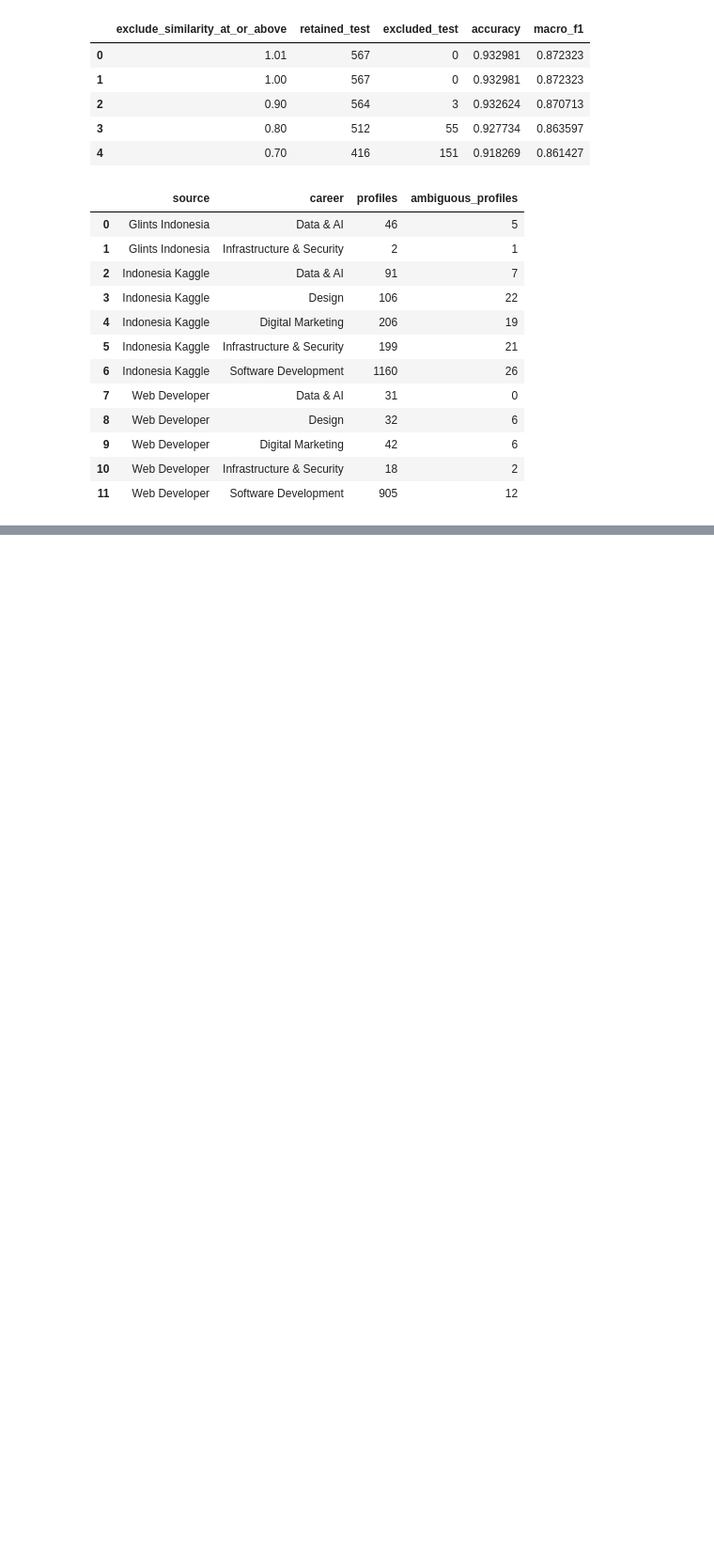
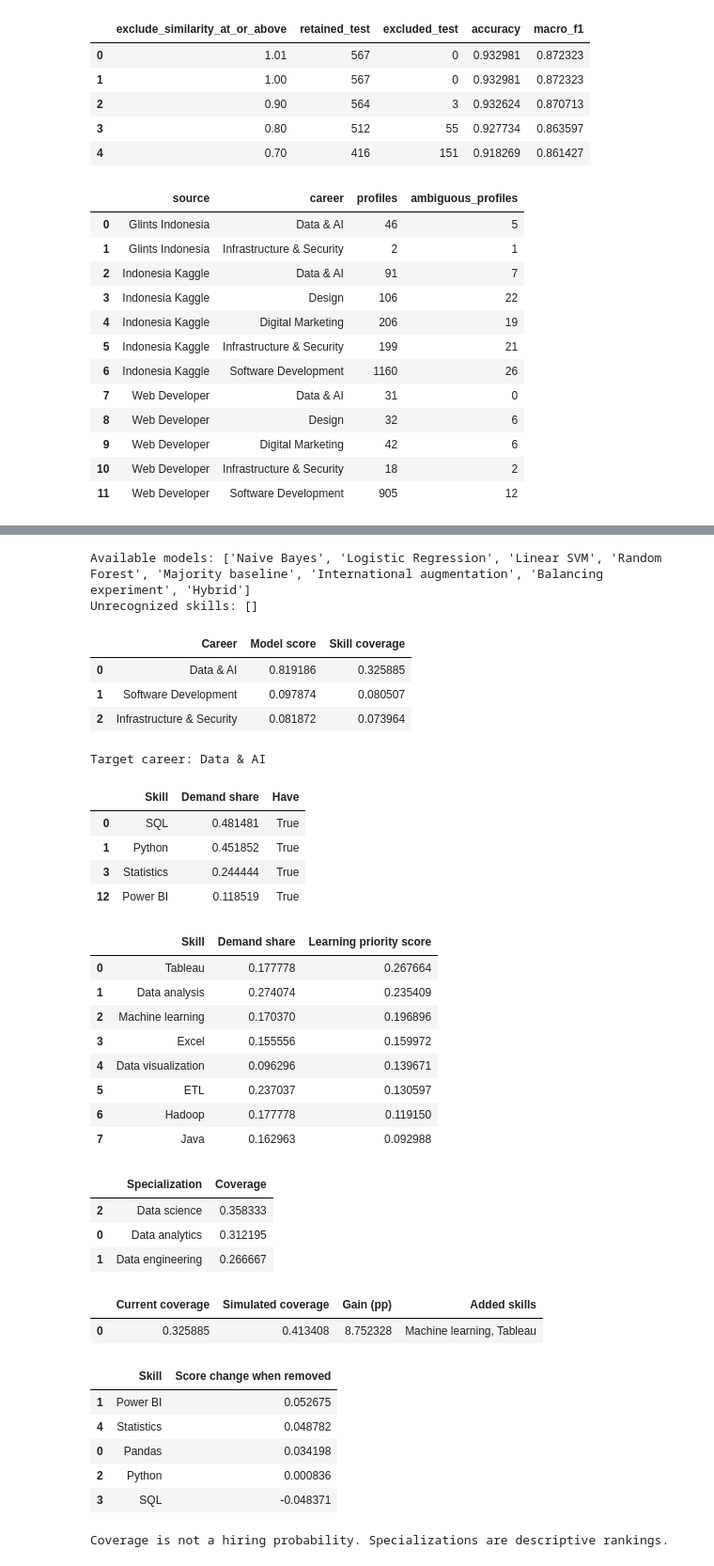
Before and after one commit to ponskigila-hub/CAC-2026, a Jupyter notebook: notebooks/SkillBridge.ipynb, the cells around one changed output, grey strips where cells are left out. Shown at 94% size. Cells and saved outputs as stored; diff of their text form; code cells hidden in the pictures; blank space fills up the shorter version.

```diff
--- a/notebooks/SkillBridge.ipynb
+++ b/notebooks/SkillBridge.ipynb
@@ -140,6 +211,0 @@ Same model and functions as Streamlit. Coverage is weighted skill overlap, not h
-# %%
-user_skills=['Python','SQL','Pandas','Statistics','Power BI']
-r=recommend(b,user_skills);display(r.head(3))
-career=r.iloc[0].Career
-display(learning_rank(b,career,user_skills).head(5))
-display(explain(b,user_skills,career))
@@ -171,0 +259,65 @@ display(pd.read_csv(ROOT / "results/balance_class_report.csv"))
+# %%
+# Editable demonstration parameters
+USER_SKILLS = ['Python', 'SQL', 'Pandas', 'Statistics', 'Power BI']
+MODEL_NAME = b['best']  # e.g. 'Balancing experiment', 'Linear SVM', 'Naive Bayes'
+TARGET_CAREER = None  # None selects the highest ranked career
+SKILLS_TO_LEARN = ['Machine learning', 'Tableau']
+
+known = sorted(set(USER_SKILLS) & set(b['vocabulary']))
+print('Available models:', [*b['models'], 'Hybrid'])
+print('Unrecognized skills:', sorted(set(USER_SKILLS) - set(known)))
+r = recommend(b, known, MODEL_NAME)
+if r.empty:
+    print('Select at least one recognized skill.')
+else:
+    display(r.head(3))
+    career = TARGET_CAREER or r.iloc[0].Career
+    print('Target career:', career)
+    g = gap(b, career, known)
+    display(g[g.Have])
+    display(learning_rank(b, career, known).head(8))
+    specs = b['specializations'].get(career, {})
+    if specs:
+        display(pd.DataFrame([{'Specialization': k, 'Coverage': overlap({k:v}, known, [k])[0]} for k,v in specs.items()]).sort_values('Coverage', ascending=False))
+    p = b['profiles'][career]
+    before = overlap({career:p}, known, [career])[0]
+    new = sorted(set(SKILLS_TO_LEARN) & set(p) - set(known))
+    after = overlap({career:p}, known + new, [career])[0]
+    display(pd.DataFrame([{'Current coverage':before, 'Simulated coverage':after, 'Gain (pp)':100*(after-before), 'Added skills':', '.join(new)}]))
+    display(explain(b, known, career, MODEL_NAME))
+    print('Coverage is not a hiring probability. Specializations are descriptive rankings.')
+# %% [output]
+Available models: ['Naive Bayes', 'Logistic Regression', 'Linear SVM', 'Random Forest', 'Majority baseline', 'International augmentation', 'Balancing experiment', 'Hybrid']
+Unrecognized skills: []
+|  | Career | Model score | Skill coverage |
+| 0 | Data & AI | 0.819186 | 0.325885 |
+| 1 | Software Development | 0.097874 | 0.080507 |
+| 2 | Infrastructure & Security | 0.081872 | 0.073964 |
+Target career: Data & AI
+|  | Skill | Demand share | Have |
+| 0 | SQL | 0.481481 | True |
+| 1 | Python | 0.451852 | True |
+| 3 | Statistics | 0.244444 | True |
+| 12 | Power BI | 0.118519 | True |
+|  | Skill | Demand share | Learning priority score |
+| 0 | Tableau | 0.177778 | 0.267664 |
+| 1 | Data analysis | 0.274074 | 0.235409 |
+| 2 | Machine learning | 0.170370 | 0.196896 |
+| 3 | Excel | 0.155556 | 0.159972 |
+| 4 | Data visualization | 0.096296 | 0.139671 |
+| 5 | ETL | 0.237037 | 0.130597 |
+| 6 | Hadoop | 0.177778 | 0.119150 |
+| 7 | Java | 0.162963 | 0.092988 |
+|  | Specialization | Coverage |
+| 2 | Data science | 0.358333 |
+| 0 | Data analytics | 0.312195 |
+| 1 | Data engineering | 0.266667 |
+|  | Current coverage | Simulated coverage | Gain (pp) | Added skills |
+| 0 | 0.325885 | 0.413408 | 8.752328 | Machine learning, Tableau |
+|  | Skill | Score change when removed |
+| 1 | Power BI | 0.052675 |
+| 4 | Statistics | 0.048782 |
+| 0 | Pandas | 0.034198 |
+| 2 | Python | 0.000836 |
+| 3 | SQL | -0.048371 |
+Coverage is not a hiring probability. Specializations are descriptive rankings.
```
Also changed, not shown: parts of 13 cells of this notebook, 7 other files.
